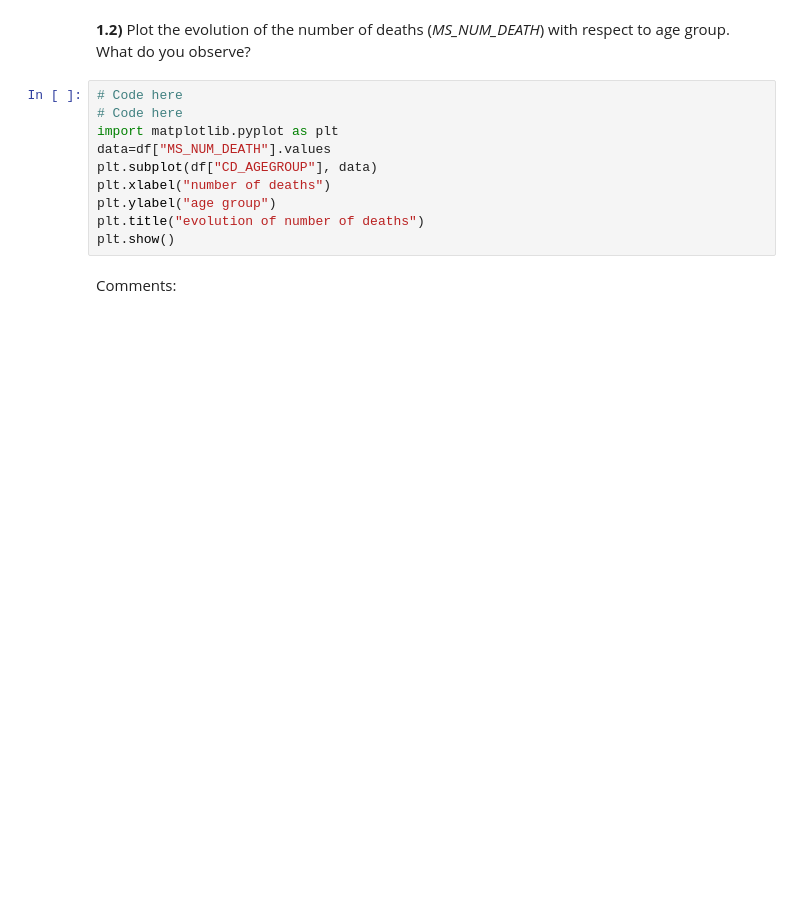
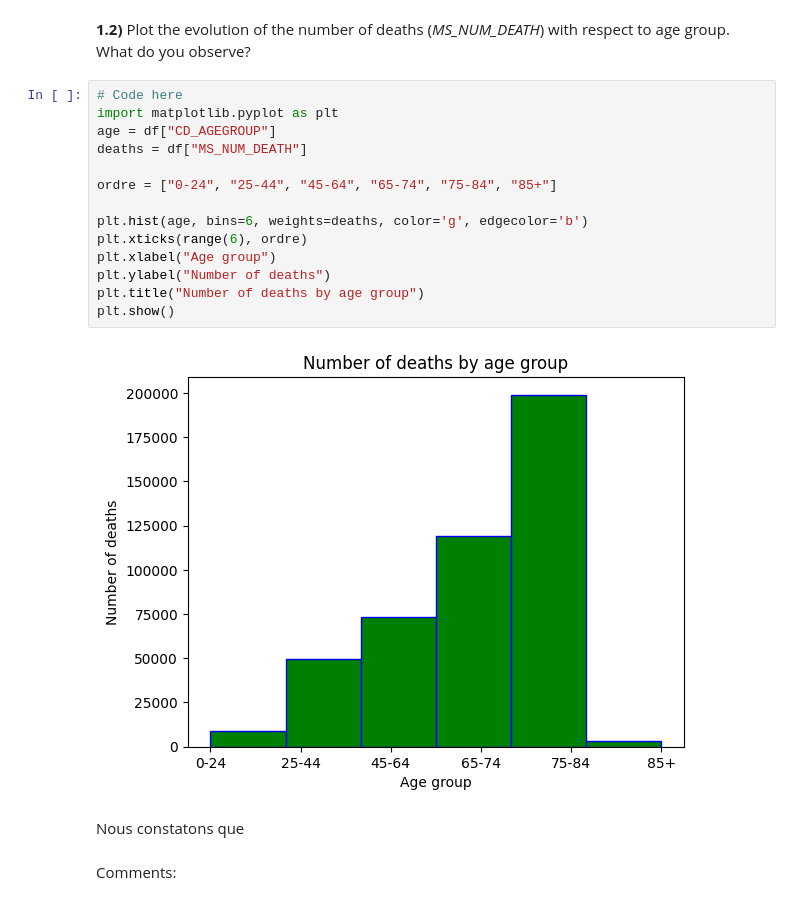
Before and after one commit to Rom-cd/hackaton_stats, a Jupyter notebook: Hackathon_26_27.ipynb, the cells around one changed output. Saved outputs shown, nothing was run; the diff lists cells and outputs as text; blank space fills up the shorter version.

Commit message:
Bug fix et graphes

```diff
--- a/Hackathon_26_27.ipynb
+++ b/Hackathon_26_27.ipynb
@@ -59,14 +79,22 @@ Error:
 **1.2)** Plot the evolution of the number of deaths (*MS_NUM_DEATH*) with respect to age group. What do you observe?
 # %%
 # Code here
-# Code here
 import matplotlib.pyplot as plt
-data=df["MS_NUM_DEATH"].values
-plt.subplot(df["CD_AGEGROUP"], data)
-plt.xlabel("number of deaths")
-plt.ylabel("age group")
-plt.title("evolution of number of deaths")
+age = df["CD_AGEGROUP"]
+deaths = df["MS_NUM_DEATH"]
+
+ordre = ["0-24", "25-44", "45-64", "65-74", "75-84", "85+"]
+
+plt.hist(age, bins=6, weights=deaths, color='g', edgecolor='b')
+plt.xticks(range(6), ordre)
+plt.xlabel("Age group")
+plt.ylabel("Number of deaths")
+plt.title("Number of deaths by age group")
 plt.show()
+# %% [output]
+[figure, added]
+# %% [markdown]
+Nous constatons que
 # %% [markdown]
 Comments:
 # %% [markdown]
```
Also changed, not shown: parts of 3 cells of this notebook.
